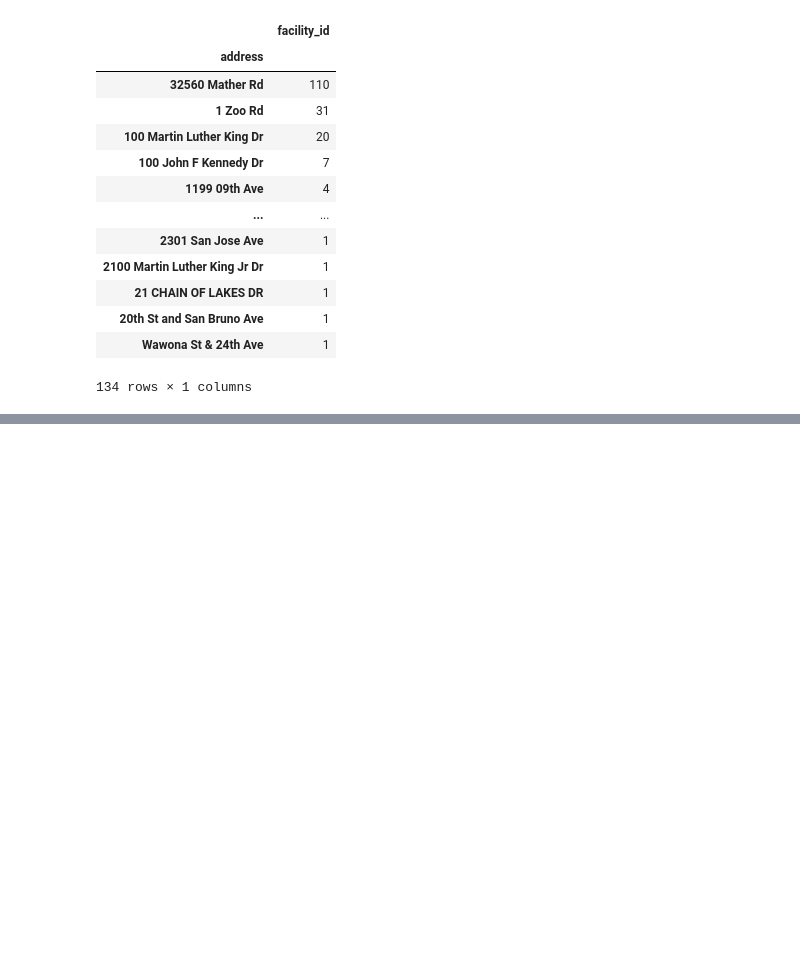
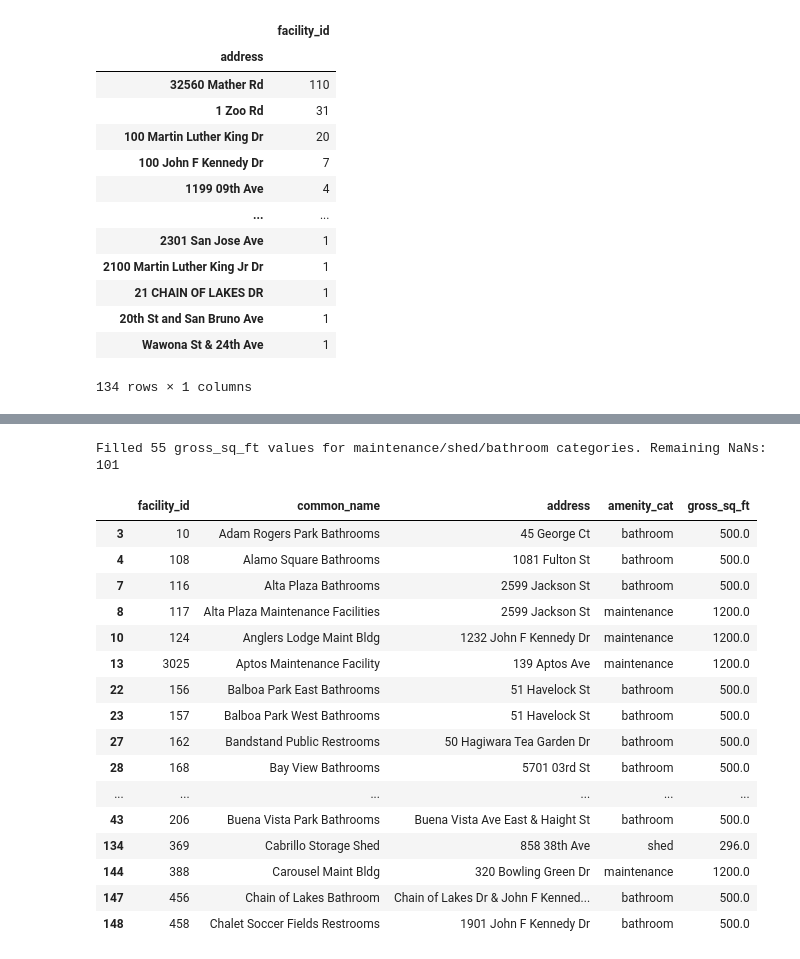
Before and after one commit to meganm2c/MTC-SF-Neighborhood-Amenity-Equity-Project, a Jupyter notebook: notebooks/Recreation_Parks_Data_Clean_Analysis.ipynb, the cells around one changed output, grey strips where cells are left out. Drawn from its saved outputs; the diff is of its cells as text; code cells hidden in the pictures; blank space fills up the shorter version.

```diff
--- a/notebooks/Recreation_Parks_Data_Clean_Analysis.ipynb
+++ b/notebooks/Recreation_Parks_Data_Clean_Analysis.ipynb
@@ -309,0 +324,4 @@ After exploring how the `gross_sq_ft` column relates to some of the other variab
+# %%
+# remove rows with Pacifica and Groveland as city from the DataFrame, maintaining only San Francisco entries
+parks_and_rec_df = parks_and_rec_df[parks_and_rec_df['city'] == "San Francisco"]
+parks_and_rec_df.shape
@@ -309,0 +371,62 @@ After exploring how the `gross_sq_ft` column relates to some of the other variab
+# %%
+# interpolate missing gross_sq_ft using medians for maintenance / shed / bathroom (and restroom) categories
+# note for this section I used AI (gpt-5-mini) to help robustly identify and fill the categories, but I made sure to understand the code and tweak it as needed
+
+# normalize common_name for robust matching
+common = parks_and_rec_df['common_name'].astype(str).str.lower()
+
+# define regexes for each category
+cats = {
+    'maintenance': r'\b(?:maintenance|maint\.?)\b',
+    'shed': r'\b(?:shed|sheds)\b',
+    'bathroom': r'\b(?:bathroom|bathrooms|restroom|restrooms)\b'
+}
+
+# assign category label (or NaN)
+parks_and_rec_df['amenity_cat'] = None
+for label, rx in cats.items():
+    match_mask = common.str.contains(rx, regex=True, na=False)
+    parks_and_rec_df.loc[match_mask, 'amenity_cat'] = label
+
+# compute medians from rows that already have numeric gross_sq_ft
+medians = (
+    parks_and_rec_df.loc[parks_and_rec_df['gross_sq_ft'].notna()]
+    .groupby('amenity_cat')['gross_sq_ft']
+    .median()
+    .to_dict()
+)
+
+# fill missing gross_sq_ft for the targeted categories
+mask_to_fill = parks_and_rec_df['amenity_cat'].notna()
+before_na = parks_and_rec_df['gross_sq_ft'].isna().sum()
+
+for label, med in medians.items():
+    if pd.notna(med):
+        rows = mask_to_fill & (parks_and_rec_df['amenity_cat'] == label)
+        parks_and_rec_df.loc[rows, 'gross_sq_ft'] = med
+
+after_na = parks_and_rec_df['gross_sq_ft'].isna().sum()
+print(f"Filled {before_na - after_na} gross_sq_ft values for maintenance/shed/bathroom categories. Remaining NaNs: {after_na}")
+
+# inspect examples
+display(parks_and_rec_df.loc[parks_and_rec_df['amenity_cat'].notna(),
+                              ['facility_id','common_name','address','amenity_cat','gross_sq_ft']].head(20))
+# %% [output]
+Filled 55 gross_sq_ft values for maintenance/shed/bathroom categories. Remaining NaNs: 101
+|  | facility_id | common_name | address | amenity_cat | gross_sq_ft |
+| 3 | 10 | Adam Rogers Park Bathrooms | 45 George Ct | bathroom | 500.0 |
+| 4 | 108 | Alamo Square Bathrooms | 1081 Fulton St | bathroom | 500.0 |
+| 7 | 116 | Alta Plaza Bathrooms | 2599 Jackson St | bathroom | 500.0 |
+| 8 | 117 | Alta Plaza Maintenance Facilities | 2599 Jackson St | maintenance | 1200.0 |
+| 10 | 124 | Anglers Lodge Maint Bldg | 1232 John F Kennedy Dr | maintenance | 1200.0 |
+| 13 | 3025 | Aptos Maintenance Facility | 139 Aptos Ave | maintenance | 1200.0 |
+| 22 | 156 | Balboa Park East Bathrooms | 51 Havelock St | bathroom | 500.0 |
+| 23 | 157 | Balboa Park West Bathrooms | 51 Havelock St | bathroom | 500.0 |
+| 27 | 162 | Bandstand Public Restrooms | 50 Hagiwara Tea Garden Dr | bathroom | 500.0 |
+| 28 | 168 | Bay View Bathrooms | 5701 03rd St | bathroom | 500.0 |
+| ... | ... | ... | ... | ... | ... |
+| 43 | 206 | Buena Vista Park Bathrooms | Buena Vista Ave East & Haight St | bathroom | 500.0 |
+| 134 | 369 | Cabrillo Storage Shed | 858 38th Ave | shed | 296.0 |
+| 144 | 388 | Carousel Maint Bldg | 320 Bowling Green Dr | maintenance | 1200.0 |
+| 147 | 456 | Chain of Lakes Bathroom | Chain of Lakes Dr & John F Kenned... | bathroom | 500.0 |
+| 148 | 458 | Chalet Soccer Fields Restrooms | 1901 John F Kennedy Dr | bathroom | 500.0 |
```
Also changed, not shown: parts of 15 cells of this notebook, 1 other file.
